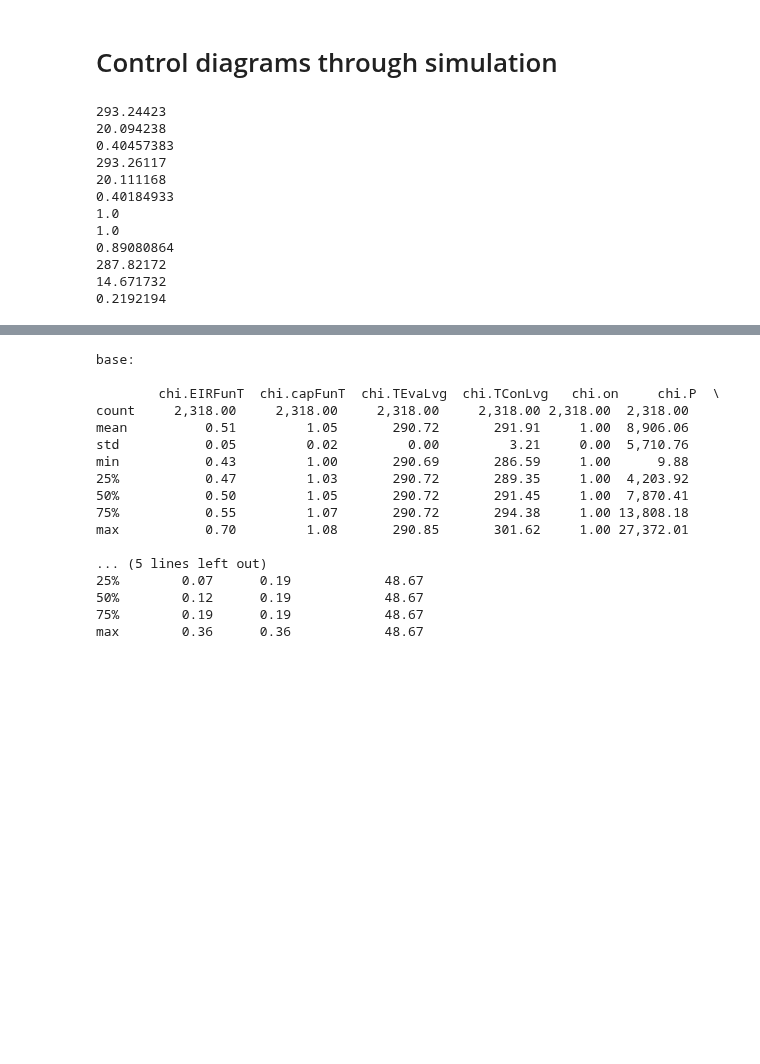
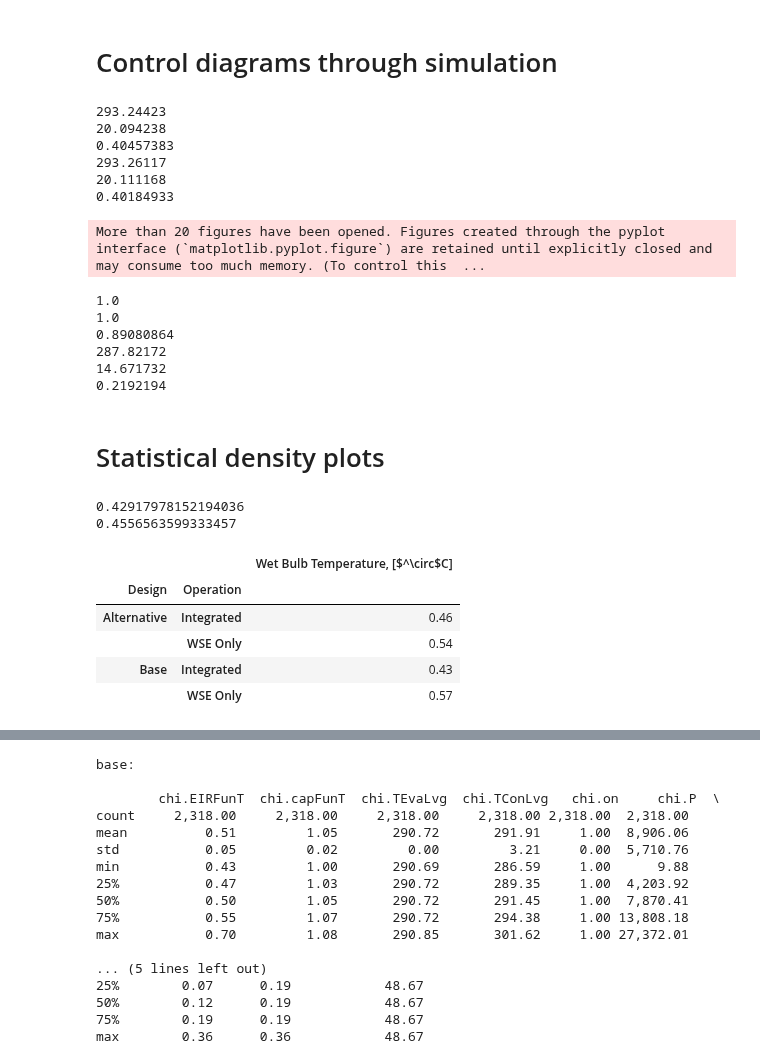
Before and after one commit to lbl-srg/obc, a Jupyter notebook: examples/case_study_2/post_process.ipynb, the cells around one changed output, grey strips where cells are left out. Saved outputs shown, nothing was run; the diff lists cells and outputs as text; code cells hidden in the pictures; blank space fills up the shorter version.

```diff
--- a/examples/case_study_2/post_process.ipynb
+++ b/examples/case_study_2/post_process.ipynb
@@ -1373,6 +1373,15 @@ fig = plot_control_diagram(res["dymola"]["base_annual"],
 
 # save_plot(fig, "1711_heapreval_wse_annual_control_diagram")
 save_plot(fig, "base_annual_EIRFunT_vs_evaLea_and_conEnt")
+
+fig = plot_control_diagram(res["dymola"]["1711_all_annual"],
+    "chi.TEvaLvg", "chi.TConLvg", x_var_name = "cooTow.y",
+    x_label = "Tower fan speed",
+    y_label = "Minimum chiller capacity control signal",
+    sec_y_label = "Chilled water supply temperature control loop")
+
+
+save_plot(fig, "1711_annual_tower_fan_control")
 # %% [output]
 293.24423
 20.094238
@@ -1380,9 +1389,65 @@ save_plot(fig, "base_annual_EIRFunT_vs_evaLea_and_conEnt")
 293.26117
 20.111168
 0.40184933
-1.0
-1.0
-0.89080864
-287.82172
-14.671732
-0.2192194
+More than 20 figures have been opened. Figures created through the pyplot interface (`matplotlib.pyplot.figure`) are retained until explicitly closed and may consume too much memory. (To control this  ...
+1.0
+1.0
+0.89080864
+287.82172
+14.671732
+0.2192194
+# %% [markdown]
+# Statistical density plots
+# %%
+# compare base and alternative controller WSE only and integrated mode
+# as box or violin plots vs. outdoor wetbulb temperature
+
+base = data["dymola"]["base_annual"].copy()
+alt = data["dymola"]["1711_all_annual"].copy()
+
+base_int = base[base["chi.on"] == 1.]
+base_int = base_int[base_int["waterSideEconomizerOnOff.yOn"] == 1.]
+base_int["Design"] = "Base"
+base_int["Operation"] = "Integrated"
+base_wse = base[base["chi.on"] == 0.]
+base_wse = base_wse[base_wse["waterSideEconomizerOnOff.yOn"] == 1.]
+base_wse["Design"] = "Base"
+base_wse["Operation"] = "WSE Only"
+
+base_int["Wet Bulb Temperature, [$^\circ$C]"] = tem_conv_KtoC(base_int["weaBus.TWetBul"])
+base_int1 = base_int.loc[:, ["Operation", "Design", "Wet Bulb Temperature, [$^\circ$C]"]]
+base_wse["Wet Bulb Temperature, [$^\circ$C]"] = tem_conv_KtoC(base_wse["weaBus.TWetBul"])
+base_wse1 = base_wse.loc[:, ["Operation", "Design", "Wet Bulb Temperature, [$^\circ$C]"]]
+
+alt_int = alt[alt["chi.on"] == 1.]
+alt_int = alt_int[alt_int["yWSEOn.y"] == 1.]
+alt_int["Design"] = "Alternative"
+alt_int["Operation"] = "Integrated"
+alt_wse = alt[alt["chi.on"] == 0.]
+alt_wse = alt_wse[alt_wse["yWSEOn.y"] == 1.]
+alt_wse["Design"] = "Alternative"
+alt_wse["Operation"] = "WSE Only"
+
+alt_int["Wet Bulb Temperature, [$^\circ$C]"] = tem_conv_KtoC(alt_int["weaBus.TWetBul"])
+alt_int1 = alt_int.loc[:, ["Operation", "Design", "Wet Bulb Temperature, [$^\circ$C]"]]
+alt_wse["Wet Bulb Temperature, [$^\circ$C]"] = tem_conv_KtoC(alt_wse["weaBus.TWetBul"])
+alt_wse1 = alt_wse.loc[:, ["Operation", "Design", "Wet Bulb Temperature, [$^\circ$C]"]]
+
+plot_df = pd.concat((base_int1, alt_int1,base_wse1, alt_wse1))
+
+plot_df["Operation"].unique()
+
+# Check
+print(base[base["chi.on"] == 1.].shape[0]/base.shape[0])
+print(alt[alt["chi.on"] == 1.].shape[0]/alt.shape[0])
+
+plot_df.groupby(["Design", "Operation"]).count()/base.shape[0]
+# %% [output]
+0.42917978152194036
+0.4556563599333457
+|  |  | Wet Bulb Temperature, [$^\circ$C] |
+| Design | Operation |  |
+| Alternative | Integrated | 0.46 |
+|  | WSE Only | 0.54 |
+| Base | Integrated | 0.43 |
+|  | WSE Only | 0.57 |
```
Also changed, not shown: parts of 5 cells of this notebook.
